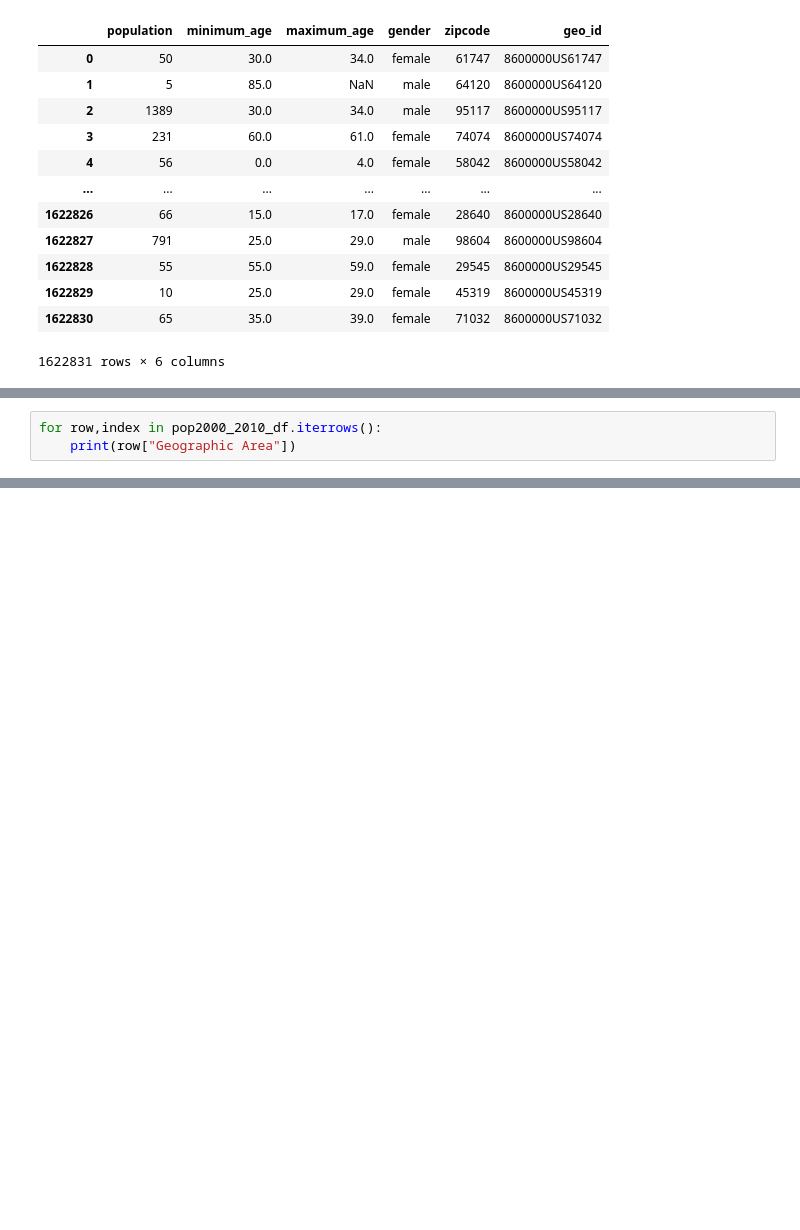
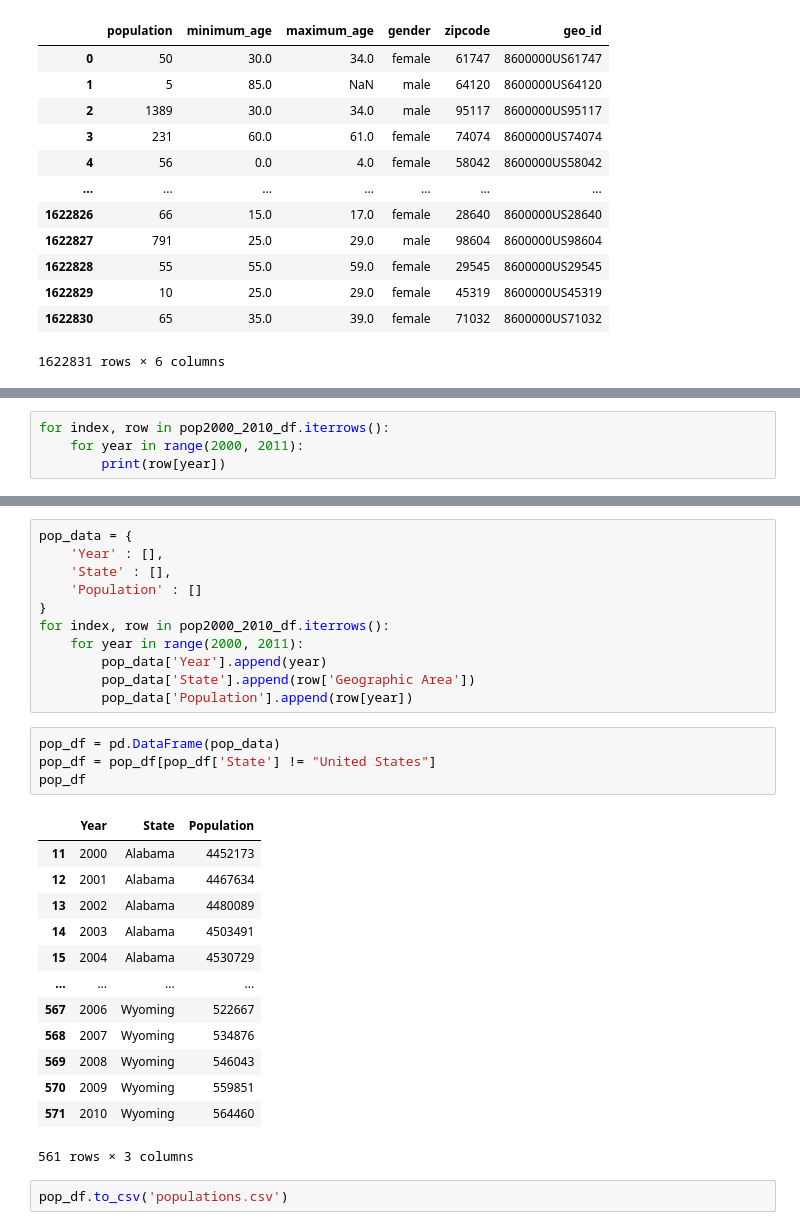
Before and after one commit to Siraj2493/Project-1, a Jupyter notebook: Population_Combined.ipynb, the cells around one changed output, grey strips where cells are left out. Cells and saved outputs as stored; diff of their text form; blank space fills up the shorter version.

```diff
--- a/Population_Combined.ipynb
+++ b/Population_Combined.ipynb
@@ -66,6 +66,7 @@ pop2000_2010_df
 | 50 | Wisconsin | 5373999 | 5406835 | 5445162 | 5479203 | 5514026 | 5546166 | 5577655 | 5610775 | 5640996 | ... |
 | 51 | Wyoming | 494300 | 494657 | 500017 | 503453 | 509106 | 514157 | 522667 | 534876 | 546043 | ... |
 # %%
-for row,index in pop2000_2010_df.iterrows():
-    print(row["Geographic Area"])
+for index, row in pop2000_2010_df.iterrows():
+    for year in range(2000, 2011):
+        print(row[year])
 # %% [output]
@@ -72,0 +90,31 @@ TypeError: 'int' object is not subscriptable
+# %%
+pop_data = {
+    'Year' : [],
+    'State' : [],
+    'Population' : []
+}
+for index, row in pop2000_2010_df.iterrows():
+    for year in range(2000, 2011):
+        pop_data['Year'].append(year)
+        pop_data['State'].append(row['Geographic Area'])
+        pop_data['Population'].append(row[year])
+# %%
+pop_df = pd.DataFrame(pop_data)
+pop_df = pop_df[pop_df['State'] != "United States"]
+pop_df
+# %% [output]
+|  | Year | State | Population |
+| 11 | 2000 | Alabama | 4452173 |
+| 12 | 2001 | Alabama | 4467634 |
+| 13 | 2002 | Alabama | 4480089 |
+| 14 | 2003 | Alabama | 4503491 |
+| 15 | 2004 | Alabama | 4530729 |
+| ... | ... | ... | ... |
+| 567 | 2006 | Wyoming | 522667 |
+| 568 | 2007 | Wyoming | 534876 |
+| 569 | 2008 | Wyoming | 546043 |
+| 570 | 2009 | Wyoming | 559851 |
+| 571 | 2010 | Wyoming | 564460 |
+561 rows × 3 columns
+# %%
+pop_df.to_csv('populations.csv')
```
Also changed, not shown: parts of 1 cell of this notebook, 1 other file.
